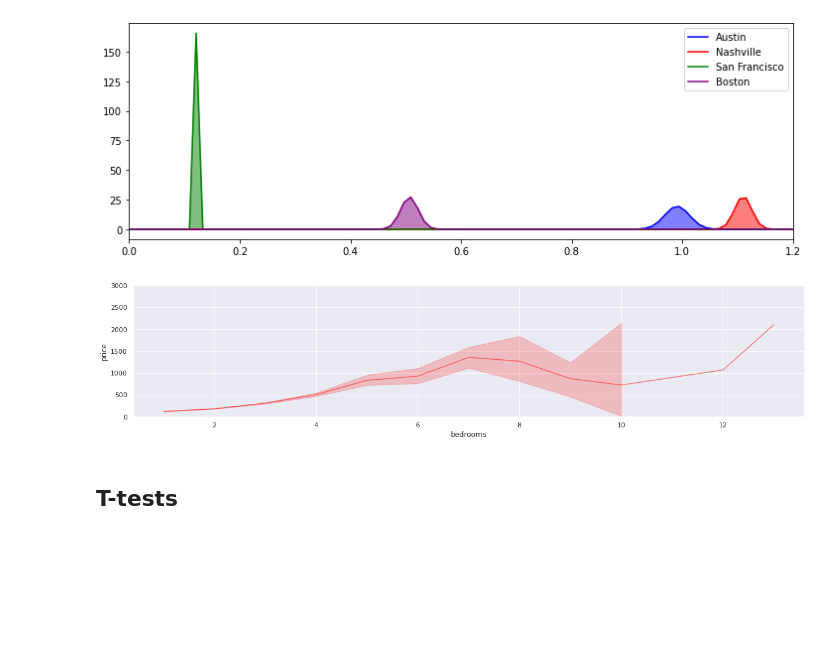
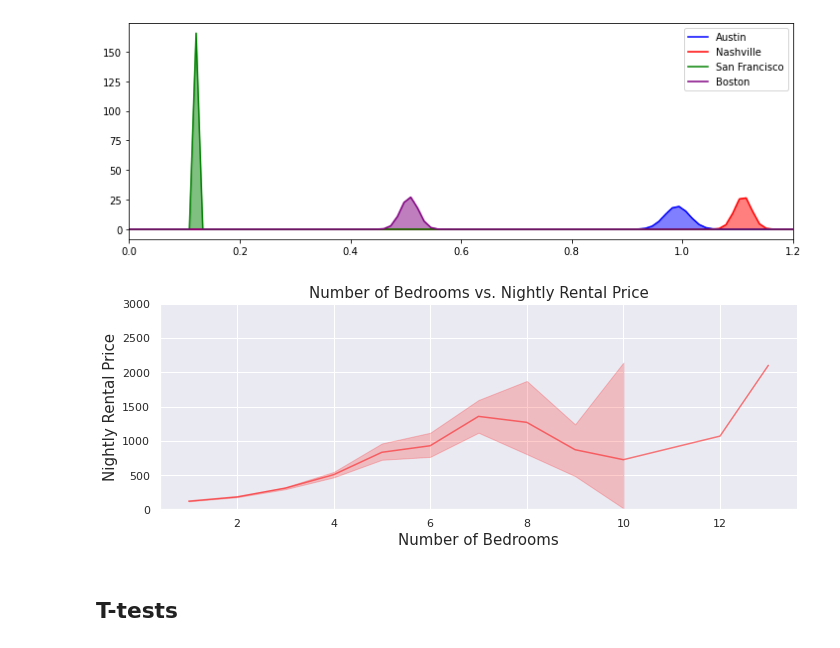
Before and after one commit to randallb15/Real-Estate-Analysis, a Jupyter notebook: CityHypothesisTesting.ipynb, the cells around one changed output. Drawn from its saved outputs; the diff is of its cells as text; code cells hidden in the pictures; blank space fills up the shorter version.

```diff
--- a/CityHypothesisTesting.ipynb
+++ b/CityHypothesisTesting.ipynb
@@ -151,15 +164,19 @@ ax.set_xlim(0,1.2);
 # %% [output]
 [figure]
 # %%
-fig, ax = plt.subplots(figsize=(20,4))
+fig, ax = plt.subplots(figsize=(10,4))
 ax.set_ylim(0,3000)
 sns.set_theme('paper')
 sns.set(style="darkgrid", color_codes=True)
 sns.lineplot(ax=ax,x=Austin_df['bedrooms'], y=Austin_df['price'],alpha=0.5,color='red')
 sns.despine()
+ax.set_xlabel('Number of Bedrooms',fontsize=15)
+ax.set_ylabel('Nightly Rental Price',fontsize=15)
+ax.set_title('Number of Bedrooms vs. Nightly Rental Price',fontsize=15)
+plt.tight_layout()
 plt.savefig('img/priceperbedrooms')
 # %% [output]
-[figure, old version]
+[figure, new version]
 # %% [markdown]
 ## T-tests
 # %%
```
Also changed, not shown: parts of 2 cells of this notebook, 6 other files.
